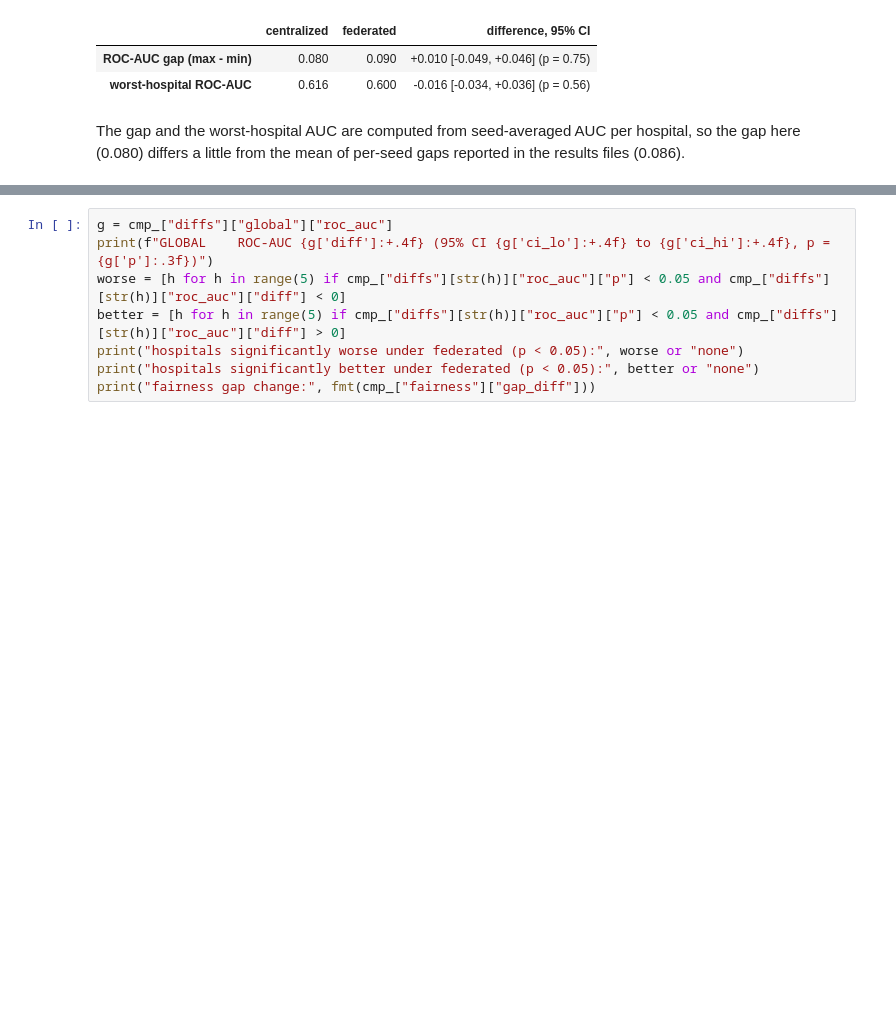
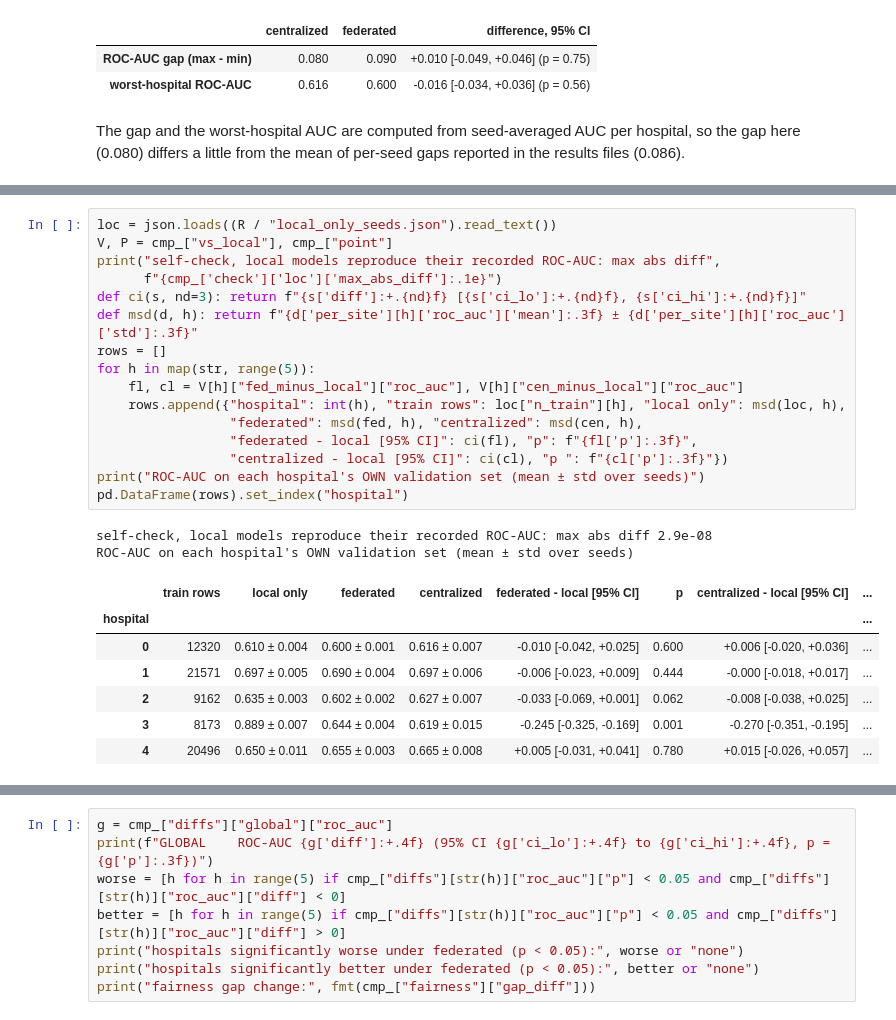
Before and after one commit to sunidhishekar-create/federated-learning-on-hospital-data-, a Jupyter notebook: notebooks/04_federated_vs_centralized.ipynb, the cells around one changed output, grey strips where cells are left out. Drawn from its saved outputs; the diff is of its cells as text; blank space fills up the shorter version.

```diff
--- a/notebooks/04_federated_vs_centralized.ipynb
+++ b/notebooks/04_federated_vs_centralized.ipynb
@@ -224,0 +233,26 @@ The gap and the worst-hospital AUC are computed from seed-averaged AUC per hospi
+# %%
+loc = json.loads((R / "local_only_seeds.json").read_text())
+V, P = cmp_["vs_local"], cmp_["point"]
+print("self-check, local models reproduce their recorded ROC-AUC: max abs diff",
+      f"{cmp_['check']['loc']['max_abs_diff']:.1e}")
+def ci(s, nd=3): return f"{s['diff']:+.{nd}f} [{s['ci_lo']:+.{nd}f}, {s['ci_hi']:+.{nd}f}]"
+def msd(d, h): return f"{d['per_site'][h]['roc_auc']['mean']:.3f} ± {d['per_site'][h]['roc_auc']['std']:.3f}"
+rows = []
+for h in map(str, range(5)):
+    fl, cl = V[h]["fed_minus_local"]["roc_auc"], V[h]["cen_minus_local"]["roc_auc"]
+    rows.append({"hospital": int(h), "train rows": loc["n_train"][h], "local only": msd(loc, h),
+                 "federated": msd(fed, h), "centralized": msd(cen, h),
+                 "federated - local [95% CI]": ci(fl), "p": f"{fl['p']:.3f}",
+                 "centralized - local [95% CI]": ci(cl), "p ": f"{cl['p']:.3f}"})
+print("ROC-AUC on each hospital's OWN validation set (mean ± std over seeds)")
+pd.DataFrame(rows).set_index("hospital")
+# %% [output]
+self-check, local models reproduce their recorded ROC-AUC: max abs diff 2.9e-08
+ROC-AUC on each hospital's OWN validation set (mean ± std over seeds)
+|  | train rows | local only | federated | centralized | federated - local [95% CI] | p | centralized - local [95% CI] | ... |
+| hospital |  |  |  |  |  |  |  | ... |
+| 0 | 12320 | 0.610 ± 0.004 | 0.600 ± 0.001 | 0.616 ± 0.007 | -0.010 [-0.042, +0.025] | 0.600 | +0.006 [-0.020, +0.036] | ... |
+| 1 | 21571 | 0.697 ± 0.005 | 0.690 ± 0.004 | 0.697 ± 0.006 | -0.006 [-0.023, +0.009] | 0.444 | -0.000 [-0.018, +0.017] | ... |
+| 2 | 9162 | 0.635 ± 0.003 | 0.602 ± 0.002 | 0.627 ± 0.007 | -0.033 [-0.069, +0.001] | 0.062 | -0.008 [-0.038, +0.025] | ... |
+| 3 | 8173 | 0.889 ± 0.007 | 0.644 ± 0.004 | 0.619 ± 0.015 | -0.245 [-0.325, -0.169] | 0.001 | -0.270 [-0.351, -0.195] | ... |
+| 4 | 20496 | 0.650 ± 0.011 | 0.655 ± 0.003 | 0.665 ± 0.008 | +0.005 [-0.031, +0.041] | 0.780 | +0.015 [-0.026, +0.057] | ... |
```
Also changed, not shown: parts of 21 cells of this notebook, 2 other files.
